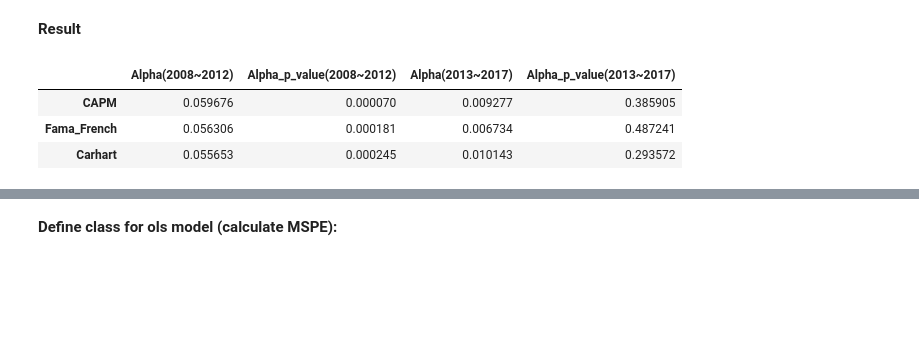
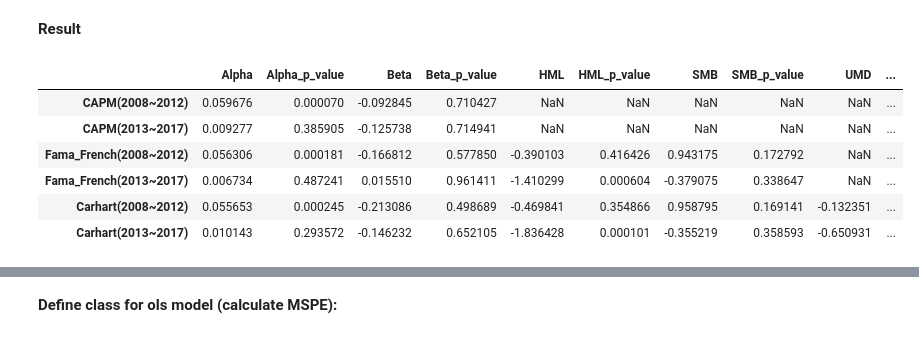
Before and after one commit to Andy-Liu66/2018NCCU-Econometrics, a Jupyter notebook: Homework 2/Homework 2.ipynb, the cells around one changed output, grey strips where cells are left out. Saved outputs shown, nothing was run; the diff lists cells and outputs as text; code cells hidden in the pictures; blank space fills up the shorter version.

```diff
--- a/Homework 2/Homework 2.ipynb
+++ b/Homework 2/Homework 2.ipynb
@@ -397,20 +398,19 @@ Carhart_long_short_early = run_regression(long_short_return_early[["MKTRF", "SMB
                                           long_short_return_early["RIRF"])
 Carhart_long_short_early.columns = ["Carhart"]
 
-# create index to select from regression result
-alpha_index = ['Alpha', 'Alpha_p_value']
-
 # select columns according to above index
-CAPM_long_short_early_result = CAPM_long_short_early.T[alpha_index]
-Fama_French_long_short_early_result = Fama_French_long_short_early.T[alpha_index]
-Carhart_long_short_early_result = Carhart_long_short_early.T[alpha_index]
+CAPM_long_short_early_result = CAPM_long_short_early.T[CAPM_index]
+Fama_French_long_short_early_result = Fama_French_long_short_early.T[Fama_French_index]
+Carhart_long_short_early_result = Carhart_long_short_early.T[Carhart_index]
 
 # combine result
 long_short_early_result = pd.concat([CAPM_long_short_early_result,
                           Fama_French_long_short_early_result,
                           Carhart_long_short_early_result], axis=0)
 
-long_short_early_result.columns = ['Alpha(2008~2012)', 'Alpha_p_value(2008~2012)']
+long_short_early_result = long_short_early_result.T
+long_short_early_result.columns = long_short_early_result.columns +  "(2008~2012)"
+long_short_early_result = long_short_early_result.T
 # %% [markdown]
 **Deal with 2013~2017**
 # %%
@@ -419,40 +419,49 @@ long_short_return_later = long_short_return.iloc[-60:, ]
 
 # run regression according to dfiierent model
 CAPM_long_short_later = run_regression(long_short_return_later["MKTRF"],
-                                        long_short_return_later["RIRF"])
+                                       long_short_return_later["RIRF"])
 CAPM_long_short_later.columns = ["CAPM"]
 
 Fama_French_long_short_later = run_regression(long_short_return_later[["MKTRF", "SMB", "HML"]],
-                                               long_short_return_later["RIRF"])
+                                              long_short_return_later["RIRF"])
 Fama_French_long_short_later.columns = ["Fama_French"]
 
 Carhart_long_short_later = run_regression(long_short_return_later[["MKTRF", "SMB", "HML", "UMD"]],
-                                           long_short_return_later["RIRF"])
+                                          long_short_return_later["RIRF"])
 Carhart_long_short_later.columns = ["Carhart"]
 
-# create index to select from regression result
-alpha_index = ['Alpha', 'Alpha_p_value']
-
 # select columns according to above index
-CAPM_long_short_later_result = CAPM_long_short_later.T[alpha_index]
-Fama_French_long_short_later_result = Fama_French_long_short_later.T[alpha_index]
-Carhart_long_short_later_result = Carhart_long_short_later.T[alpha_index]
+CAPM_long_short_later_result = CAPM_long_short_later.T[CAPM_index]
+Fama_French_long_short_later_result = Fama_French_long_short_later.T[Fama_French_index]
+Carhart_long_short_later_result = Carhart_long_short_later.T[Carhart_index]
 
 # combine result
 long_short_later_result = pd.concat([CAPM_long_short_later_result,
                           Fama_French_long_short_later_result,
                           Carhart_long_short_later_result], axis=0)
 
-long_short_later_result.columns = ['Alpha(2013~2017)', 'Alpha_p_value(2013~2017)']
+long_short_later_result = long_short_later_result.T
+long_short_later_result.columns = long_short_later_result.columns +  "(2013~2017)"
+long_short_later_result = long_short_later_result.T
 # %% [markdown]
 **Result**
-# %%
-long_short_early_result.join(long_short_later_result)
-# %% [output]
-|  | Alpha(2008~2012) | Alpha_p_value(2008~2012) | Alpha(2013~2017) | Alpha_p_value(2013~2017) |
-| CAPM | 0.059676 | 0.000070 | 0.009277 | 0.385905 |
-| Fama_French | 0.056306 | 0.000181 | 0.006734 | 0.487241 |
-| Carhart | 0.055653 | 0.000245 | 0.010143 | 0.293572 |
+# %%
+result = pd.concat([long_short_early_result,
+                    long_short_later_result]).T
+
+result = result[['CAPM(2008~2012)', 'CAPM(2013~2017)',
+                 'Fama_French(2008~2012)', 'Fama_French(2013~2017)',
+                 'Carhart(2008~2012)','Carhart(2013~2017)']].T
+
+result
+# %% [output]
+|  | Alpha | Alpha_p_value | Beta | Beta_p_value | HML | HML_p_value | SMB | SMB_p_value | UMD | ... |
+| CAPM(2008~2012) | 0.059676 | 0.000070 | -0.092845 | 0.710427 | NaN | NaN | NaN | NaN | NaN | ... |
+| CAPM(2013~2017) | 0.009277 | 0.385905 | -0.125738 | 0.714941 | NaN | NaN | NaN | NaN | NaN | ... |
+| Fama_French(2008~2012) | 0.056306 | 0.000181 | -0.166812 | 0.577850 | -0.390103 | 0.416426 | 0.943175 | 0.172792 | NaN | ... |
+| Fama_French(2013~2017) | 0.006734 | 0.487241 | 0.015510 | 0.961411 | -1.410299 | 0.000604 | -0.379075 | 0.338647 | NaN | ... |
+| Carhart(2008~2012) | 0.055653 | 0.000245 | -0.213086 | 0.498689 | -0.469841 | 0.354866 | 0.958795 | 0.169141 | -0.132351 | ... |
+| Carhart(2013~2017) | 0.010143 | 0.293572 | -0.146232 | 0.652105 | -1.836428 | 0.000101 | -0.355219 | 0.358593 | -0.650931 | ... |
 # %% [markdown]
 ### 5. We often use the CAPM or FF-3 model or even four-factor model to estimate the cost-of-equity of a firm or to forecast the return on a security or a portfolio. Please use the portfolio return data from 2013 to 2017 for an out-of-sample test. Which model do you think is better for the job? To solve the problem, you need to calculate the prediction error by
 ![fromnt](https://i.imgur.com/AgcKjgL.png)
```
Also changed, not shown: parts of 5 cells of this notebook.
